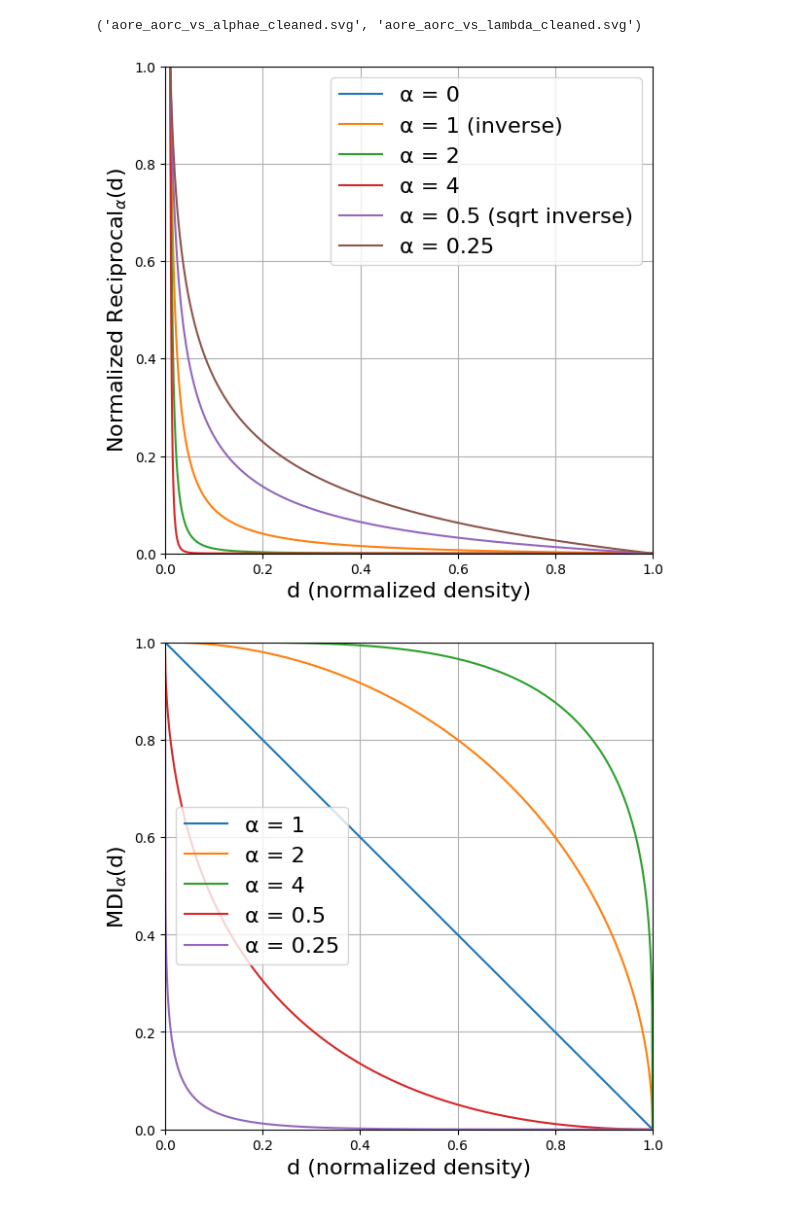
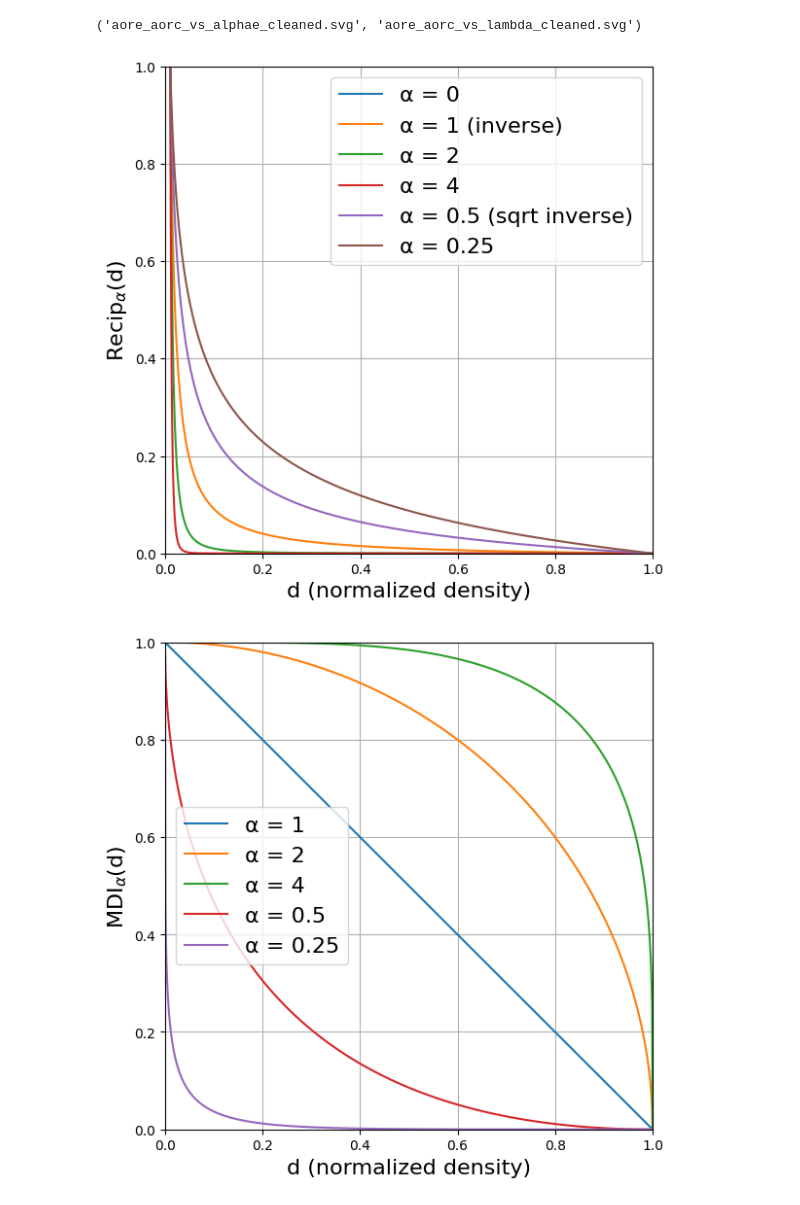
Before and after one commit to Machine-Earning/CISIR, a Jupyter notebook: notebooks/neurips_plots.ipynb, the cells around one changed output. Drawn from its saved outputs; the diff is of its cells as text; code cells hidden in the pictures.

```diff
--- a/notebooks/neurips_plots.ipynb
+++ b/notebooks/neurips_plots.ipynb
@@ -177,34 +189,34 @@ for a in alphas_reciprocal:
 ax_rec.set_xlim(0, 1)
 ax_rec.set_ylim(0, 1)
 ax_rec.set_xlabel("d (normalized density)", fontsize=label_fontsize)
-ax_rec.set_ylabel("Normalized Reciprocal$_{\\alpha}$(d)", fontsize=label_fontsize)
+ax_rec.set_ylabel("Recip$_{\\alpha}$(d)", fontsize=label_fontsize)
 ax_rec.grid(True)
 ax_rec.set_aspect('equal', adjustable='box')
 ax_rec.legend(fontsize=legend_fontsize)
 
 # Save reciprocal plot
 fig_rec.tight_layout()
 fig_rec.savefig("reciprocal_plot_16pt.svg", format='svg')
 
 # ---------- MDI Plot ----------
 fig_mdi, ax_mdi = plt.subplots(figsize=(6, 6))
 for a in alphas:
     mdi = (1 - d_mdi ** a) ** (1 / a)
     ax_mdi.plot(d_mdi, mdi, label=f"α = {a}")
 
 ax_mdi.set_xlim(0, 1)
 ax_mdi.set_ylim(0, 1)
 ax_mdi.set_xlabel("d (normalized density)", fontsize=label_fontsize)
 ax_mdi.set_ylabel("MDI$_{\\alpha}$(d)", fontsize=label_fontsize)
 ax_mdi.grid(True)
 ax_mdi.set_aspect('equal', adjustable='box')
 ax_mdi.legend(fontsize=legend_fontsize)
 
 # Save MDI plot
 fig_mdi.tight_layout()
 fig_mdi.savefig("mdi_plot_16pt.svg", format='svg')
 
 plt.show()
 # %% [output]
-[figure, old version]
+[figure, new version]
 [figure]
```
Also changed, not shown: parts of 1 cell of this notebook, 3 other files.
